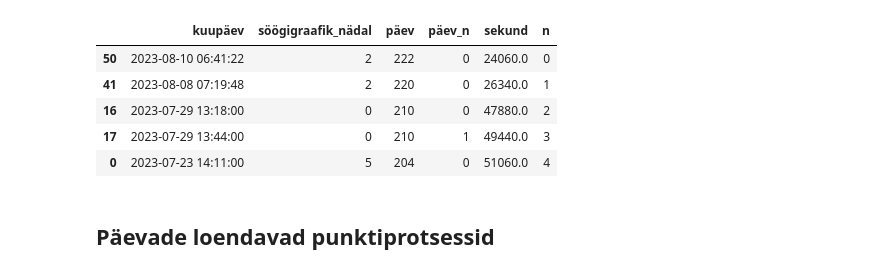
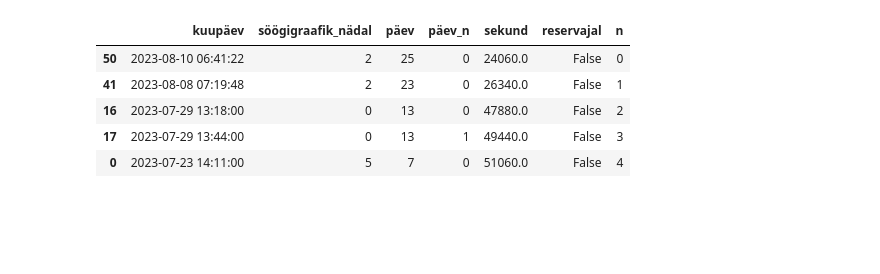
Before and after one commit to mart-mihkel/spioonid, a Jupyter notebook: main.ipynb, the cells around one changed output. Drawn from its saved outputs; the diff is of its cells as text; code cells hidden in the pictures; blank space fills up the shorter version.

```diff
--- a/main.ipynb
+++ b/main.ipynb
@@ -6,28 +6,27 @@ from datetime import datetime
 # %%
 spioon_df = pd.read_csv('andmed/spioonid.csv')
 
 spioon_df['kuupäev'] = spioon_df['kuupäev'].apply(lambda x: datetime.fromisoformat(x))
 spioon_df['söögigraafik_nädal'] = spioon_df['kuupäev'].apply(lambda x: datetime.isocalendar(x).week % 6)
-spioon_df['päev'] = spioon_df['kuupäev'].apply(lambda x: x.timetuple().tm_yday)
+spioon_df['päev'] = spioon_df['kuupäev'].apply(lambda x: x.timetuple().tm_yday - 197)
 spioon_df['päev_n'] = spioon_df.groupby('päev').cumcount()
 spioon_df['sekund'] = spioon_df['kuupäev'].apply(lambda x: (x - x.replace(hour=0, minute=0)).total_seconds())
+spioon_df['reservajal'] = spioon_df['sekund'] > 60300
 
 spioon_df = spioon_df.sort_values('sekund')
 spioon_df['n'] = np.arange(0, spioon_df.shape[0])
 
 spioon_df.head()
 # %% [output]
-|  | kuupäev | söögigraafik_nädal | päev | päev_n | sekund | n |
-| 50 | 2023-08-10 06:41:22 | 2 | 222 | 0 | 24060.0 | 0 |
-| 41 | 2023-08-08 07:19:48 | 2 | 220 | 0 | 26340.0 | 1 |
-| 16 | 2023-07-29 13:18:00 | 0 | 210 | 0 | 47880.0 | 2 |
-| 17 | 2023-07-29 13:44:00 | 0 | 210 | 1 | 49440.0 | 3 |
-| 0 | 2023-07-23 14:11:00 | 5 | 204 | 0 | 51060.0 | 4 |
+|  | kuupäev | söögigraafik_nädal | päev | päev_n | sekund | reservajal | n |
+| 50 | 2023-08-10 06:41:22 | 2 | 25 | 0 | 24060.0 | False | 0 |
+| 41 | 2023-08-08 07:19:48 | 2 | 23 | 0 | 26340.0 | False | 1 |
+| 16 | 2023-07-29 13:18:00 | 0 | 13 | 0 | 47880.0 | False | 2 |
+| 17 | 2023-07-29 13:44:00 | 0 | 13 | 1 | 49440.0 | False | 3 |
+| 0 | 2023-07-23 14:11:00 | 5 | 7 | 0 | 51060.0 | False | 4 |
 # %%
 toit_df = pd.read_csv('andmed/söögiajad_õr5.csv', index_col='nädal')
 
 for veerg in toit_df:
     toit_df[veerg] = toit_df[veerg].apply(lambda x: datetime.fromisoformat(x))
     toit_df[veerg] = toit_df[veerg].apply(lambda x: (x - datetime.fromtimestamp(0).replace(hour=0)).total_seconds())
-# %% [markdown]
-## Päevade loendavad punktiprotsessid
```
Also changed, not shown: parts of 7 cells of this notebook, 2 other files.
